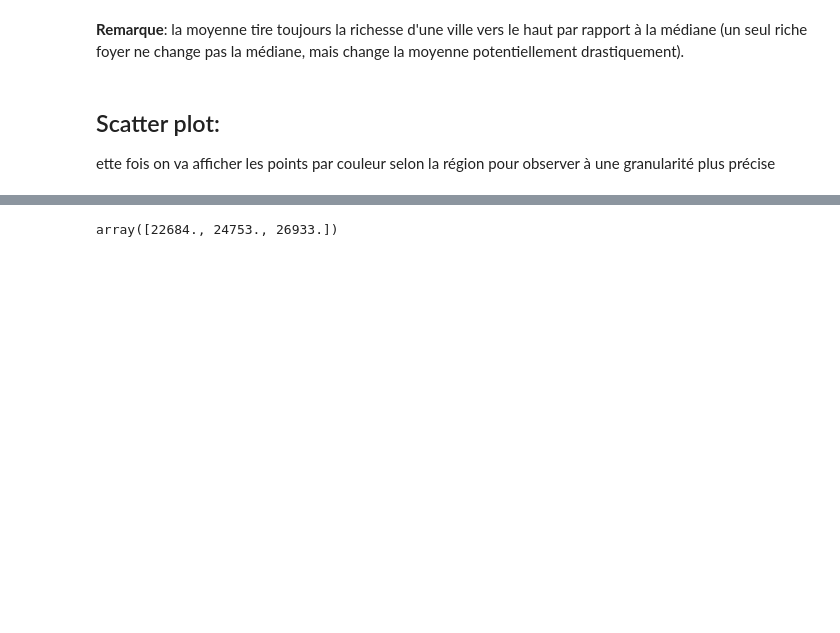
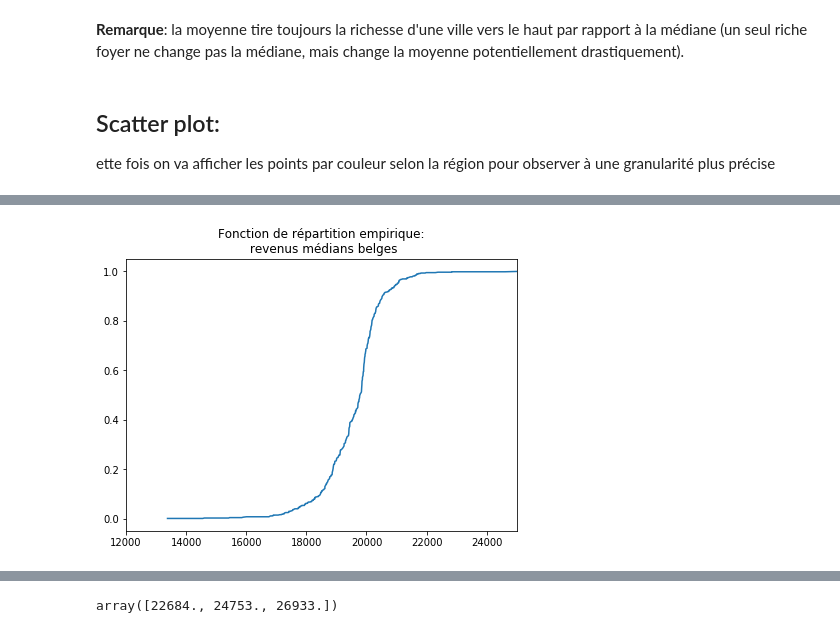
Before and after one commit to josephsalmon/agramfort.github.io, a Jupyter notebook: content/enseignement/Montpellier/HLMA310/belgianmunicipalities.ipynb, the cells around one changed output, grey strips where cells are left out. Cells and saved outputs as stored; diff of their text form; code cells hidden in the pictures; blank space fills up the shorter version.

```diff
--- a/content/enseignement/Montpellier/HLMA310/belgianmunicipalities.ipynb
+++ b/content/enseignement/Montpellier/HLMA310/belgianmunicipalities.ipynb
@@ -546,6 +540,6 @@ cdf_plot=sns.kdeplot(df_belgium['medianincome'], cumulative=True)
 # %%
 n_counts, bin_edges = np.histogram(
-    df_belgium['medianincome'], bins=df_belgium['medianincome'].count(), normed=True)
+    df_belgium['medianincome'], bins=df_belgium['medianincome'].count())
 cdf = np.cumsum(n_counts)  # cdf not normalized, despite above
 scale = 1.0 / cdf[-1]
 ncdf = scale * cdf
@@ -562,3 +554,4 @@ fig_cdf.savefig(image_name, bbox_inches='tight')
+[figure, added]
 # %%
 df_belgium_1 = df_belgium[df_belgium["Province"] == "Anv."]
 n_counts, bin_edges = np.histogram(
```
Also changed, not shown: parts of 25 cells of this notebook, 18 other files.
